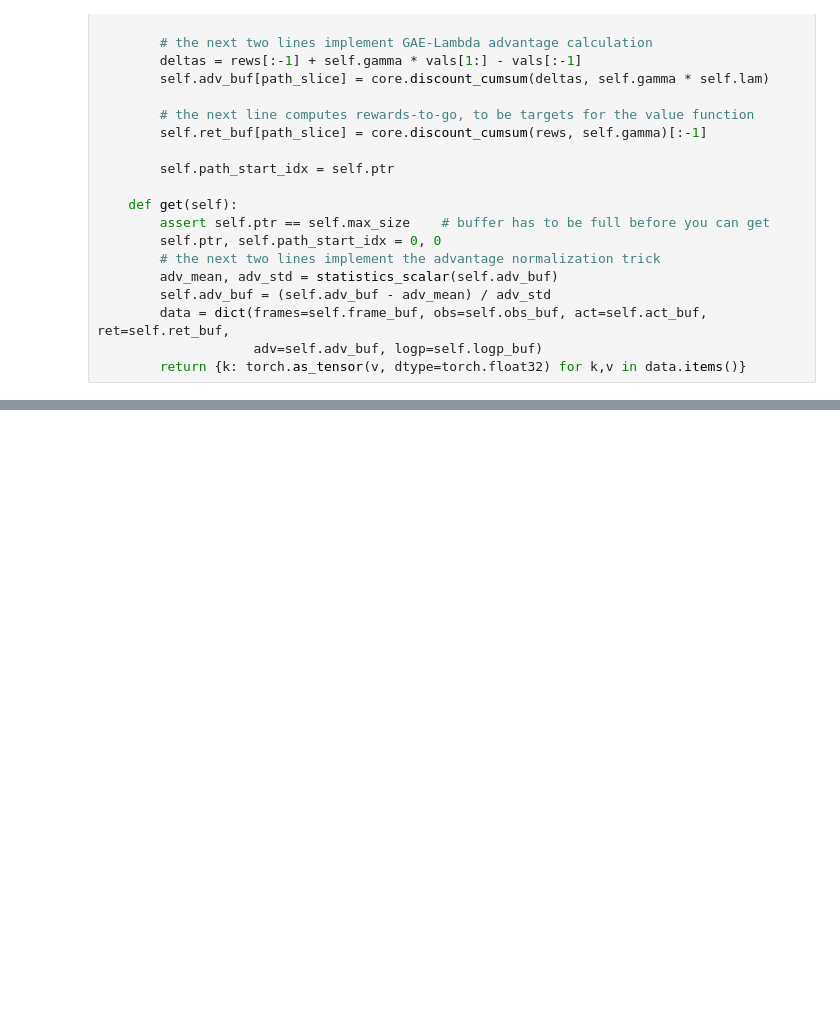
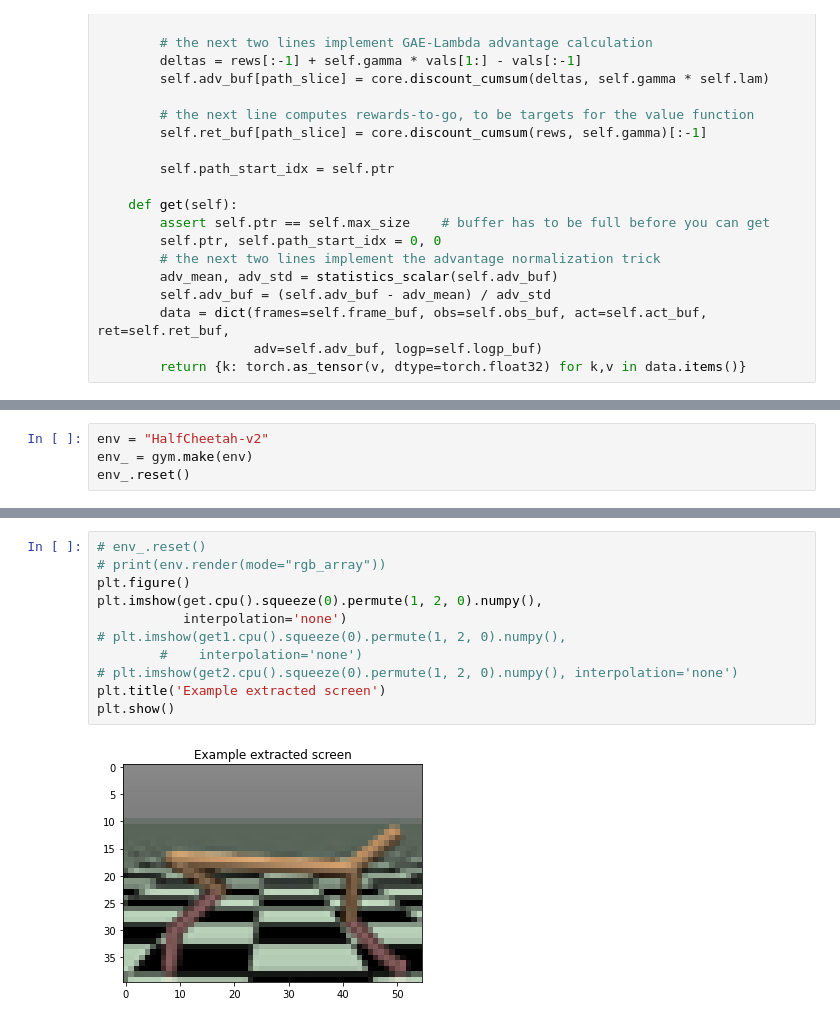
Before and after one commit to VedangNadkarni/RL_algos, a Jupyter notebook: RL4.ipynb, the cells around one changed output, grey strips where cells are left out. Cells and saved outputs as stored; diff of their text form; blank space fills up the shorter version.

Commit message:
progress with half-cheetah, and requirments added

```diff
--- a/RL4.ipynb
+++ b/RL4.ipynb
@@ -287,0 +372,4 @@ env = "CartPole-v0"
+# %%
+env = "HalfCheetah-v2"
+env_ = gym.make(env)
+env_.reset()
@@ -287,0 +431,13 @@ env = "CartPole-v0"
+# %%
+# env_.reset()
+# print(env.render(mode="rgb_array"))
+plt.figure()
+plt.imshow(get.cpu().squeeze(0).permute(1, 2, 0).numpy(),
+           interpolation='none')
+# plt.imshow(get1.cpu().squeeze(0).permute(1, 2, 0).numpy(),
+        #    interpolation='none')
+# plt.imshow(get2.cpu().squeeze(0).permute(1, 2, 0).numpy(), interpolation='none')
+plt.title('Example extracted screen')
+plt.show()
+# %% [output]
+[figure, added]
```
Also changed, not shown: parts of 12 cells of this notebook, 2 other files.
